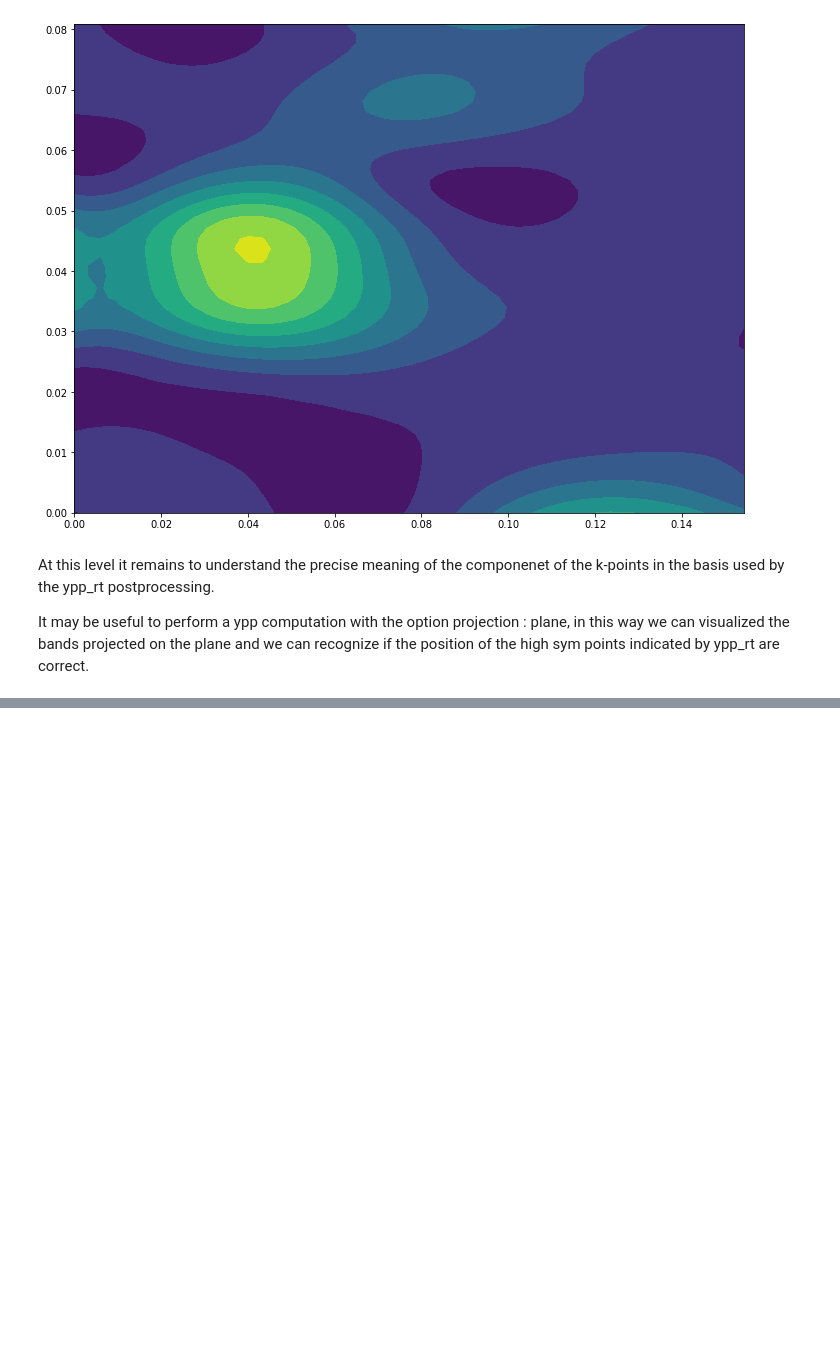
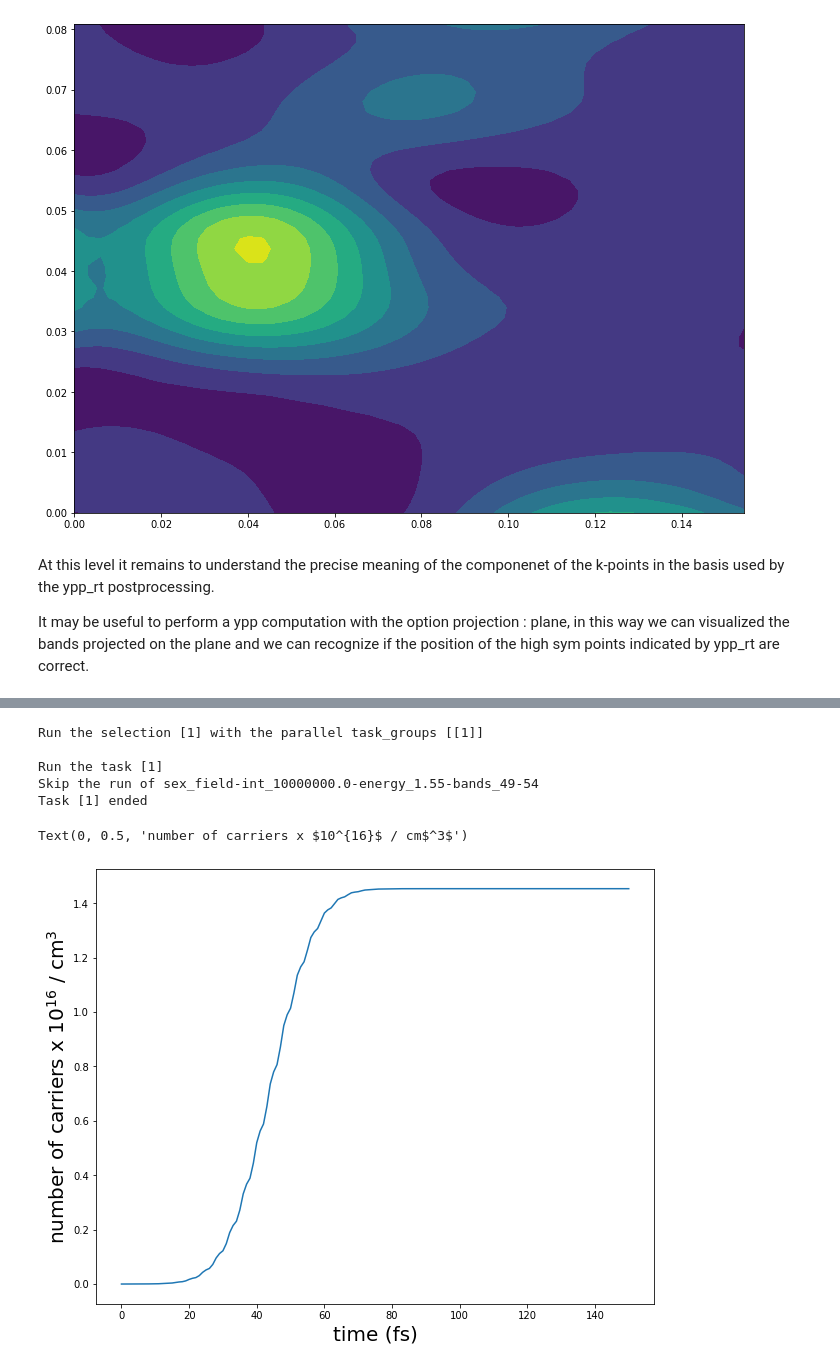
Before and after one commit to marcodalessandro76/WSe2, a Jupyter notebook: NEQ_Analysis.ipynb, the cells around one changed output, grey strips where cells are left out. Cells and saved outputs as stored; diff of their text form; code cells hidden in the pictures; blank space fills up the shorter version.

```diff
--- a/NEQ_Analysis.ipynb
+++ b/NEQ_Analysis.ipynb
@@ -805,0 +898,6 @@ of the high sym points indicated by ypp_rt are correct.
+# %%
+run_path = 'NEQ_RT'
+k = '9x9x1'
+# %%
+run_dir = os.path.join(run_path,k,'FixSymm')
+run_dir
@@ -805,0 +964,22 @@ of the high sym points indicated by ypp_rt are correct.
+# %%
+results = study.run(selection=[1])
+# %% [output]
+Run the selection [1] with the parallel task_groups [[1]]
+
+Run the task [1]
+Skip the run of sex_field-int_10000000.0-energy_1.55-bands_49-54
+Task [1] ended
+# %%
+bohr_cm = U.Constants.Bohr_radius*1e2
+vol_direct = results[1].dft.eval_lattice_volume()*bohr_cm**3
+
+data = results[1].data['carriers']
+t = data['col1']
+dne = data['col4']
+fig, ax = plt.subplots(figsize=(10, 8))
+ax.plot(t,dne/vol_direct/1e16)
+ax.set_xlabel('time (fs)',size=20)
+ax.set_ylabel('number of carriers x $10^{16}$ / cm$^3$',size=20)
+# %% [output]
+Text(0, 0.5, 'number of carriers x $10^{16}$ / cm$^3$')
+[figure, added]
```
Also changed, not shown: parts of 19 cells of this notebook, 2 other files.
